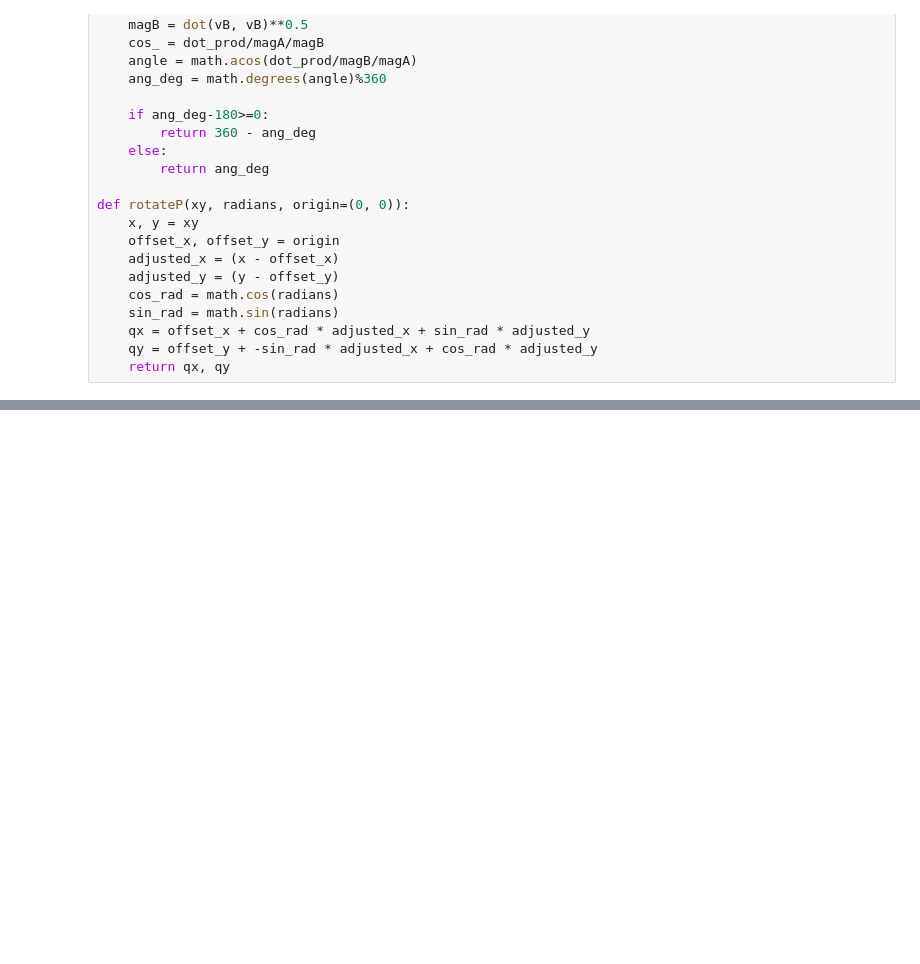
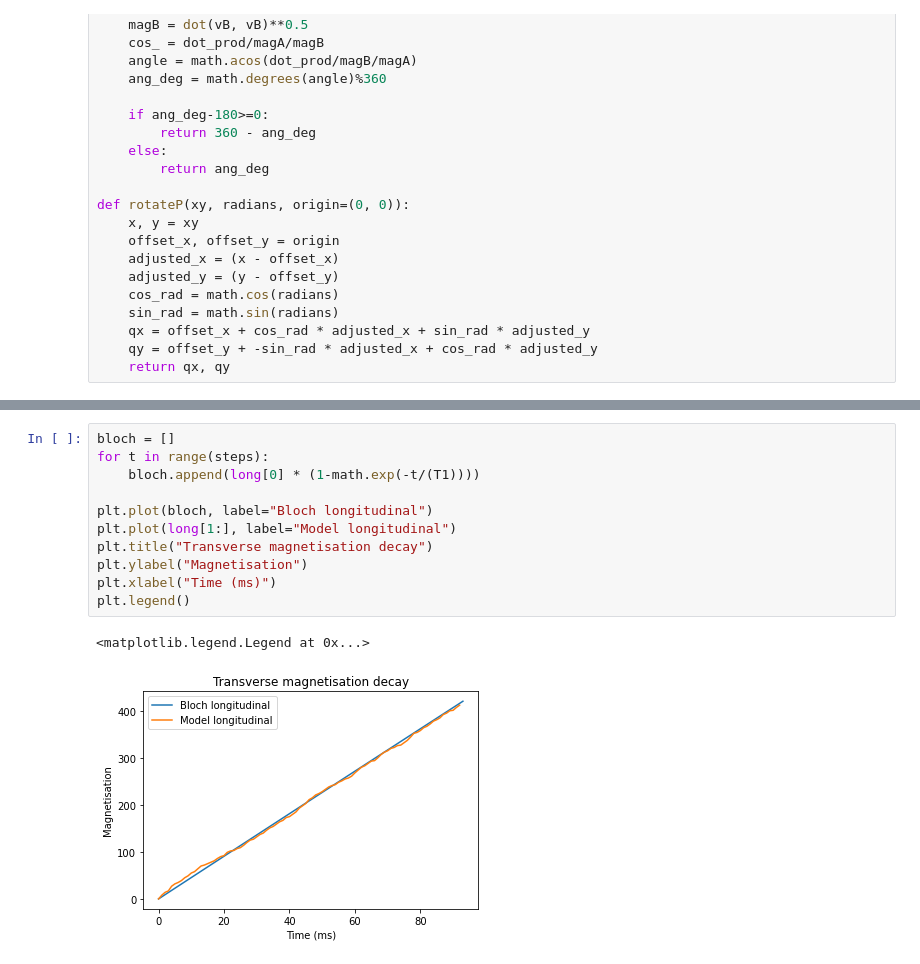
Before and after one commit to 11349875/MRI-Model, a Jupyter notebook: MRI Monte Carlo model.ipynb, the cells around one changed output, grey strips where cells are left out. Cells and saved outputs as stored; diff of their text form; blank space fills up the shorter version.

```diff
--- a/MRI Monte Carlo model.ipynb
+++ b/MRI Monte Carlo model.ipynb
@@ -801,0 +822,14 @@ plt.plot(trans)
+# %%
+bloch = []
+for t in range(steps):
+    bloch.append(long[0] * (1-math.exp(-t/(T1))))
+
+plt.plot(bloch, label="Bloch longitudinal")
+plt.plot(long[1:], label="Model longitudinal")
+plt.title("Transverse magnetisation decay")
+plt.ylabel("Magnetisation")
+plt.xlabel("Time (ms)")
+plt.legend()
+# %% [output]
+<matplotlib.legend.Legend at 0x...>
+[figure, added]
```
Also changed, not shown: parts of 6 cells of this notebook.
